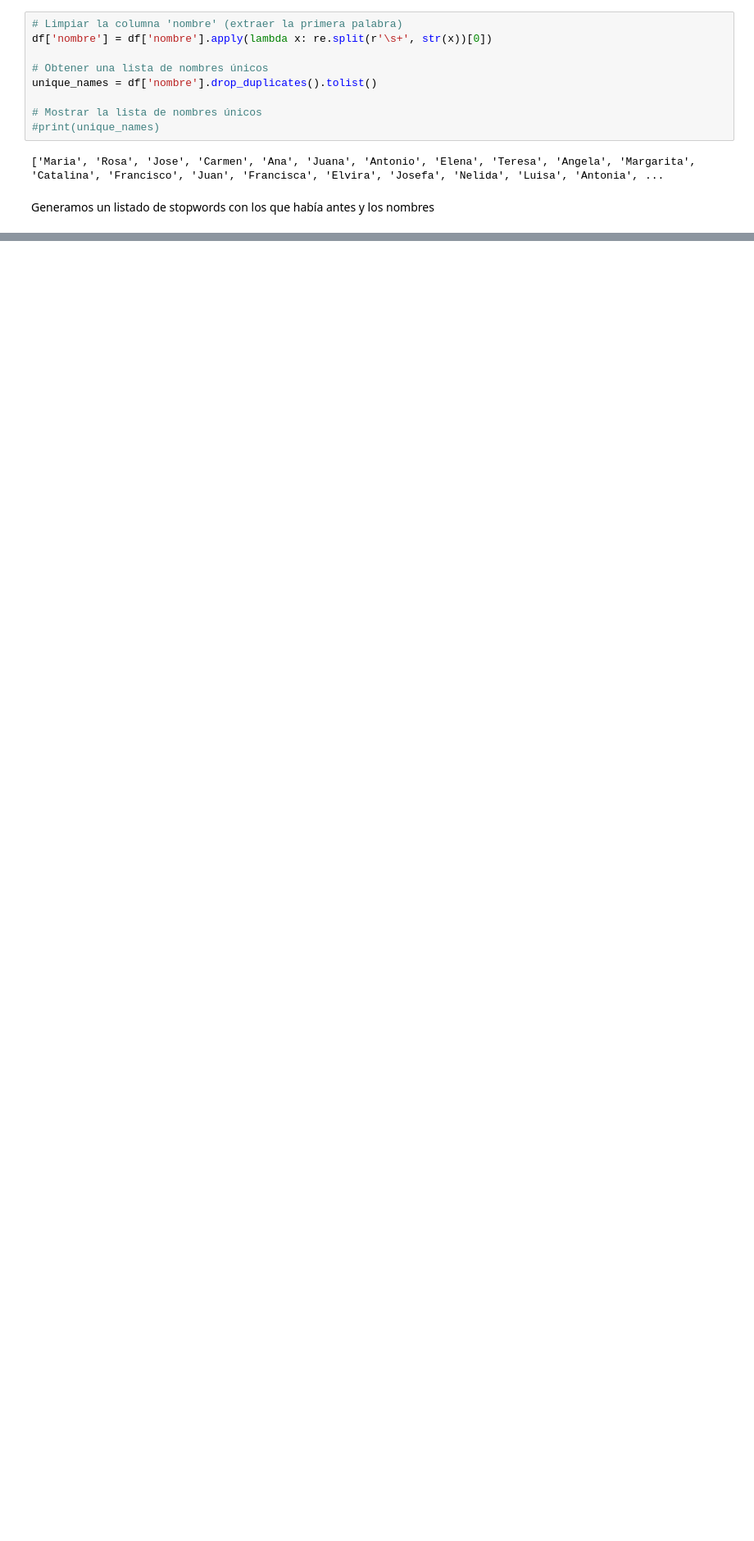
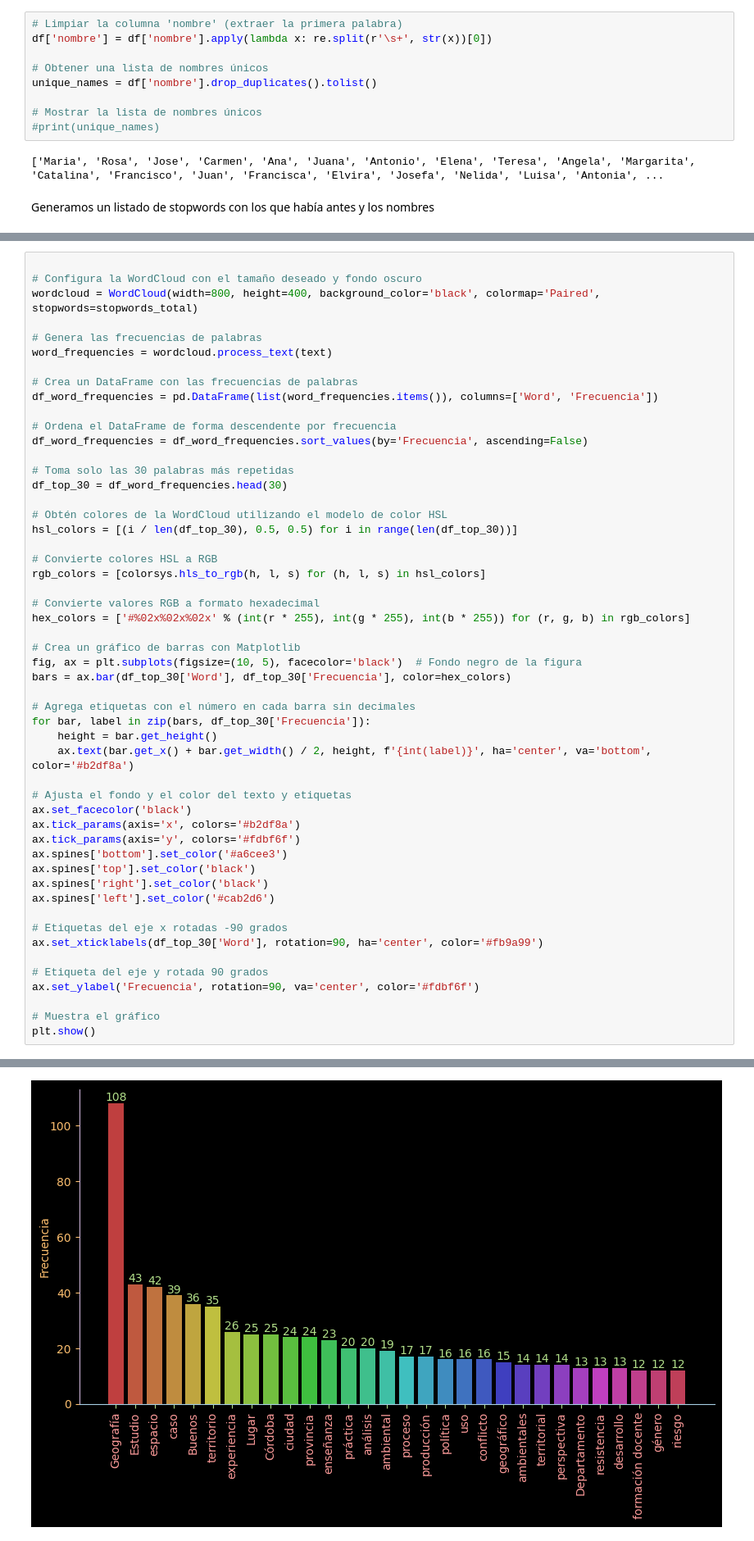
Before and after one commit to martinfernandoortiz/wordCloud_Geografia, a Jupyter notebook: wordCloud.ipynb, the cells around one changed output, grey strips where cells are left out. Shown at 82% size. Saved outputs shown, nothing was run; the diff lists cells and outputs as text; blank space fills up the shorter version.

```diff
--- a/wordCloud.ipynb
+++ b/wordCloud.ipynb
@@ -264,0 +356,53 @@ plt.show()
+# %%
+
+# Configura la WordCloud con el tamaño deseado y fondo oscuro
+wordcloud = WordCloud(width=800, height=400, background_color='black', colormap='Paired', stopwords=stopwords_total)
+
+# Genera las frecuencias de palabras
+word_frequencies = wordcloud.process_text(text)
+
+# Crea un DataFrame con las frecuencias de palabras
+df_word_frequencies = pd.DataFrame(list(word_frequencies.items()), columns=['Word', 'Frecuencia'])
+
+# Ordena el DataFrame de forma descendente por frecuencia
+df_word_frequencies = df_word_frequencies.sort_values(by='Frecuencia', ascending=False)
+
+# Toma solo las 30 palabras más repetidas
+df_top_30 = df_word_frequencies.head(30)
+
+# Obtén colores de la WordCloud utilizando el modelo de color HSL
+hsl_colors = [(i / len(df_top_30), 0.5, 0.5) for i in range(len(df_top_30))]
+
+# Convierte colores HSL a RGB
+rgb_colors = [colorsys.hls_to_rgb(h, l, s) for (h, l, s) in hsl_colors]
+
+# Convierte valores RGB a formato hexadecimal
+hex_colors = ['#%02x%02x%02x' % (int(r * 255), int(g * 255), int(b * 255)) for (r, g, b) in rgb_colors]
+
+# Crea un gráfico de barras con Matplotlib
+fig, ax = plt.subplots(figsize=(10, 5), facecolor='black')  # Fondo negro de la figura
+bars = ax.bar(df_top_30['Word'], df_top_30['Frecuencia'], color=hex_colors)
+
+# Agrega etiquetas con el número en cada barra sin decimales
+for bar, label in zip(bars, df_top_30['Frecuencia']):
+    height = bar.get_height()
+    ax.text(bar.get_x() + bar.get_width() / 2, height, f'{int(label)}', ha='center', va='bottom', color='#b2df8a')
+
+# Ajusta el fondo y el color del texto y etiquetas
+ax.set_facecolor('black')
+ax.tick_params(axis='x', colors='#b2df8a')
+ax.tick_params(axis='y', colors='#fdbf6f')
+ax.spines['bottom'].set_color('#a6cee3')
+ax.spines['top'].set_color('black')
+ax.spines['right'].set_color('black')
+ax.spines['left'].set_color('#cab2d6')
+
+# Etiquetas del eje x rotadas -90 grados
+ax.set_xticklabels(df_top_30['Word'], rotation=90, ha='center', color='#fb9a99')
+
+# Etiqueta del eje y rotada 90 grados
+ax.set_ylabel('Frecuencia', rotation=90, va='center', color='#fdbf6f')
+
+# Muestra el gráfico
+plt.show()
+# %% [output]
@@ -264,0 +410 @@ plt.show()
+[figure, added]
```
Also changed, not shown: parts of 13 cells of this notebook.
